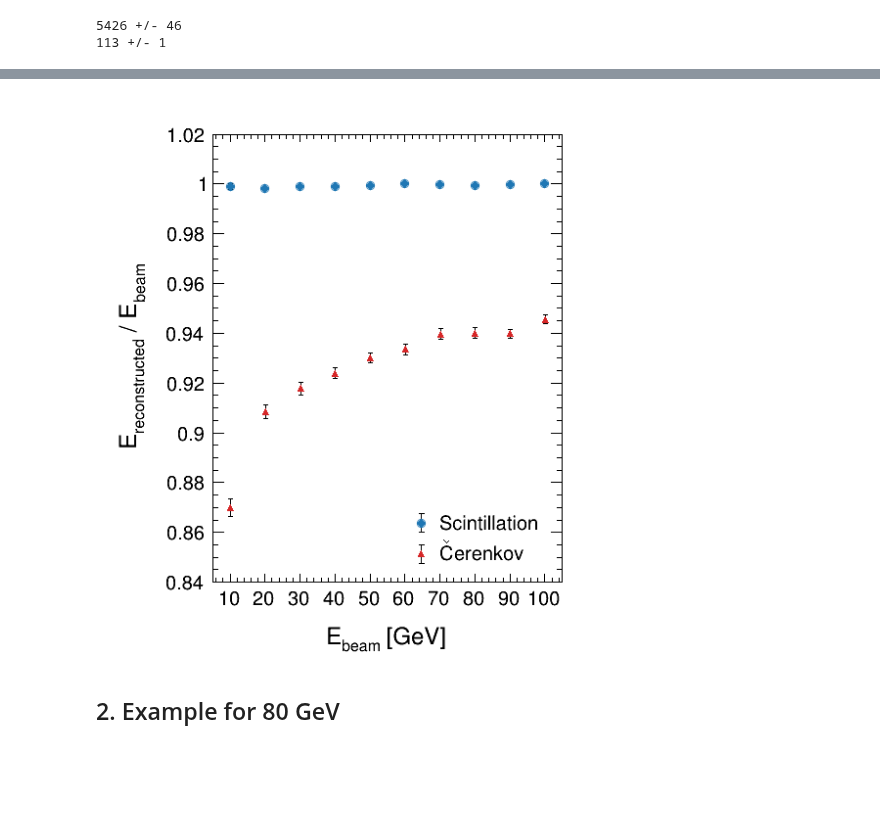
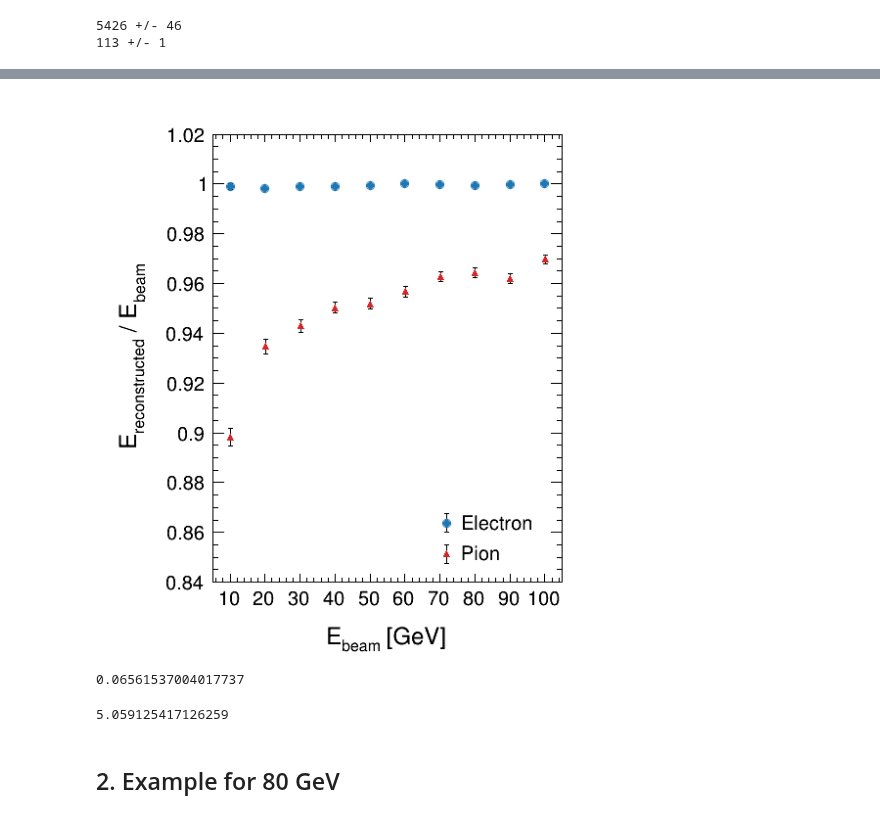
Before and after one commit to mollyhjorthjensen/DREAM, a Jupyter notebook: Analysis/validation2.ipynb, the cells around one changed output, grey strips where cells are left out. Drawn from its saved outputs; the diff is of its cells as text; code cells hidden in the pictures; blank space fills up the shorter version.

```diff
--- a/Analysis/validation2.ipynb
+++ b/Analysis/validation2.ipynb
@@ -37,6 +37,8 @@ rdf2 = rdf
 rdf2 = rdf2.Define("PrimaryEnergy_GeV", "PrimaryEnergy*1e-3")
 rdf2 = rdf2.Define("VecSignalScnt_corr", leakage.format("VecSignalScnt"))
 rdf2 = rdf2.Define("VecSignalCkov_corr", leakage.format("VecSignalCkov"))
+# rdf2 = rdf2.Define("VecSignalScnt_corr", "VecSignalScnt")
+# rdf2 = rdf2.Define("VecSignalCkov_corr", "VecSignalCkov")
 rdf2 = rdf2.Define("Snorm_", "Sum(VecSignalScnt_corr) / PrimaryEnergy_GeV")
 rdf2 = rdf2.Define("Cnorm_", "Sum(VecSignalCkov_corr) / PrimaryEnergy_GeV")
 rdf2 = rdf2.Define("VecSignalScnt_cal", f"VecSignalScnt/{cal['Scnt']}")
@@ -49,7 +51,8 @@ rdf2 = rdf2.Define("CoverS", "Cnorm/Snorm")
 rdf2_e = rdf2.Filter("PrimaryPDG == 11", "electron")
 rdf2_pi = rdf2.Filter("PrimaryPDG == -211", "pion")
 rdf2_e = rdf2_e.Define("rec_energy", f"(Ssum+Csum)/2")
-rdf2_pi = rdf2_pi.Define("rec_energy", f"(Ssum-{cal['Chi']}*Csum)/(1-{cal['Chi']})")
+# rdf2_pi = rdf2_pi.Define("rec_energy", f"(Ssum-{cal['Chi']}*Csum)/(1-{cal['Chi']})")
+rdf2_pi = rdf2_pi.Define("rec_energy", f"(Ssum-0.2072*Csum)/(1-0.2072)")
 # rdf2_e = rdf2_e.Define("rmse", "abs(PrimaryEnergy-rec_energy)/PrimaryEnergy")
 # rdf2_pi = rdf2_pi.Define("rmse", "abs(PrimaryEnergy-rec_energy)/PrimaryEnergy")
 
@@ -343,7 +346,7 @@ def plot_energyres(rdf, s, e):
     h = [None, None, None]
     r = h.copy()
 
-    ratio = 1.4
+    ratio = 1.7
     ratio2 = 1.2*ratio
     linewidth = 2
     linespacing = 0.05
@@ -386,7 +389,7 @@ def plot_energyres(rdf, s, e):
         r[i] = h[i].Fit("gaus", "S")
 
         h[i].GetXaxis().SetTitle(colname[i] + " [GeV]")
-        h[i].SetAxisRange(0., 80., "Y")
+        h[i].SetAxisRange(0., 90., "Y")
 
         h[i].GetXaxis().SetTickLength(0.7 * ratio * h[i].GetXaxis().GetTickLength())
         h[i].GetYaxis().SetTickLength(0.7 * ratio * h[i].GetYaxis().GetTickLength())
@@ -444,7 +447,7 @@ def plot_energyres(rdf, s, e):
         listOfLines1.Add(myt1)
         stats1.SetTextColor(color[i])
         stats1.SetX1NDC(ROOT.gPad.GetLeftMargin()+h[i].GetXaxis().GetTickLength())
-        stats1.SetX2NDC(stats1.GetX1NDC()+0.53)
+        stats1.SetX2NDC(stats1.GetX1NDC()+0.62)
         stats1.SetY2NDC(1-ROOT.gPad.GetTopMargin()-0.01)
         stats1.SetY1NDC(stats1.GetY2NDC()-0.7*6 * ratio * linespacing)
         stats1.SetTextSize(labelsize)
@@ -452,7 +455,7 @@ def plot_energyres(rdf, s, e):
         h[i].SetStats(0)
 
         t3[i] = ROOT.TLatex(1-ROOT.gPad.GetRightMargin()-h[i].GetYaxis().GetTickLength(),
-                            1-ROOT.gPad.GetTopMargin()-h[i].GetXaxis().GetTickLength(), title[i])
+                            1-ROOT.gPad.GetTopMargin()-h[i].GetXaxis().GetTickLength()+0.01, title[i])
         t3[i].SetTextSize(labelsize)
         t3[i].SetTextAlign(ROOT.kHAlignRight+ROOT.kVAlignTop)
         t3[i].SetNDC(ROOT.kTRUE)
@@ -659,37 +662,45 @@ mg.GetYaxis().SetLabelSize(labelsize)
 labeloffset = (ratio + 1) * mg.GetXaxis().GetLabelOffset()
 mg.GetXaxis().SetLabelOffset(labeloffset)
 mg.GetYaxis().SetLabelOffset(labeloffset)
 
 mg.GetXaxis().SetLimits(5., 105.)
 
 mg.GetXaxis().SetTitleOffset(ratio2 * mg.GetXaxis().GetTitleOffset()+0.05)
 mg.GetYaxis().SetTitleOffset(mg.GetXaxis().GetTitleOffset() + 0.5)
 
 mg.GetXaxis().SetTickLength(0.7 * ratio * mg.GetXaxis().GetTickLength())
 mg.GetYaxis().SetTickLength(0.7 * ratio * mg.GetYaxis().GetTickLength())
 
 mg.Draw("ap")
 
 mg.SetMinimum(0.84)
 mg.SetMaximum(1.02)
 c3.SetTicks(1, 1)
 
 # add legend
 x2 = 1-ROOT.gPad.GetRightMargin()-mg.GetYaxis().GetTickLength()
 y1 = ROOT.gPad.GetBottomMargin()+mg.GetXaxis().GetTickLength()
-legend = ROOT.TLegend(x2-0.25, y1, x2, y1+2 * ratio * linespacing)
+legend = ROOT.TLegend(x2-0.2, y1, x2, y1+2 * ratio * linespacing)
 legend.SetFillColor(0)
 legend.SetBorderSize(0)
 legend.SetTextSize(labelsize)
-legend.AddEntry(gr[0], "Scintillation", "pe")
-legend.AddEntry(gr[1], "#check{C}erenkov", "pe")
+legend.AddEntry(gr[0], "Electron", "pe")
+legend.AddEntry(gr[1], "Pion", "pe")
 legend.Draw()
 
 c3.Print("energymean.png")
 
 c3.Draw()
 # %% [output]
-[figure, old version]
+[figure, new version]
+# %%
+np.mean(np.abs((1 - data2['e-']['EnergyMeasRatio']) / 1)) * 100
+# %% [output]
+0.06561537004017737
+# %%
+np.mean(np.abs((1 - data2['pi-']['EnergyMeasRatio']) / 1)) * 100
+# %% [output]
+5.059125417126259
 # %% [markdown]
 ## 2. Example for 80 GeV
 # %%
```
Also changed, not shown: parts of 4 cells of this notebook, 1 other file.
